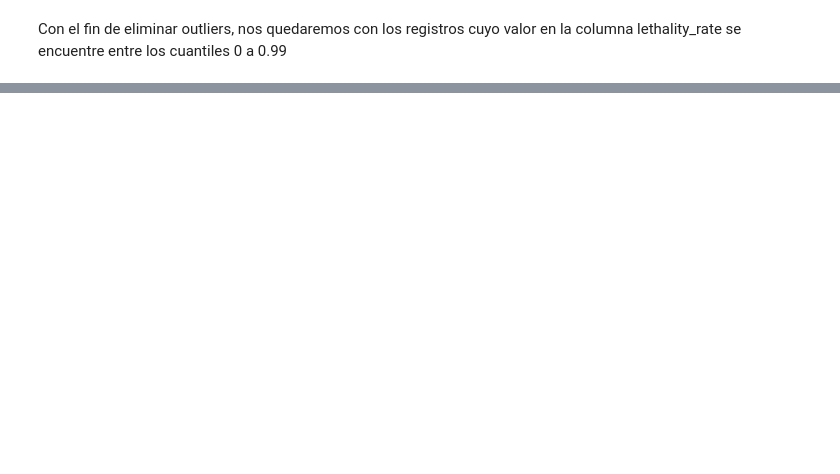
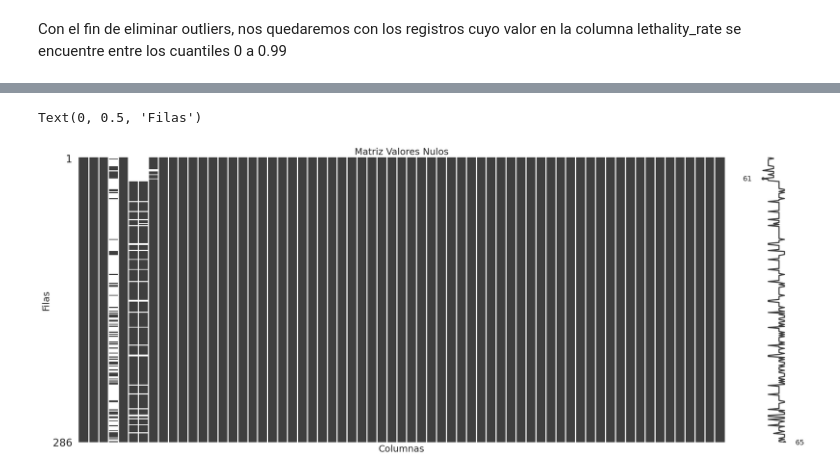
Before and after one commit to wilferalexander/Covid19, a Jupyter notebook: Covid19.ipynb, the cells around one changed output, grey strips where cells are left out. Saved outputs shown, nothing was run; the diff lists cells and outputs as text; code cells hidden in the pictures; blank space fills up the shorter version.

```diff
--- a/Covid19.ipynb
+++ b/Covid19.ipynb
@@ -413,0 +460,9 @@ df_covid_limpio.sample(5)
+# %%
+# Visualización con seaborn de los valores nulos
+msno.matrix(df_population)
+plt.title('Matriz Valores Nulos')
+plt.xlabel('Columnas')
+plt.ylabel('Filas')
+# %% [output]
+Text(0, 0.5, 'Filas')
+[figure, added]
```
Also changed, not shown: parts of 16 cells of this notebook.
